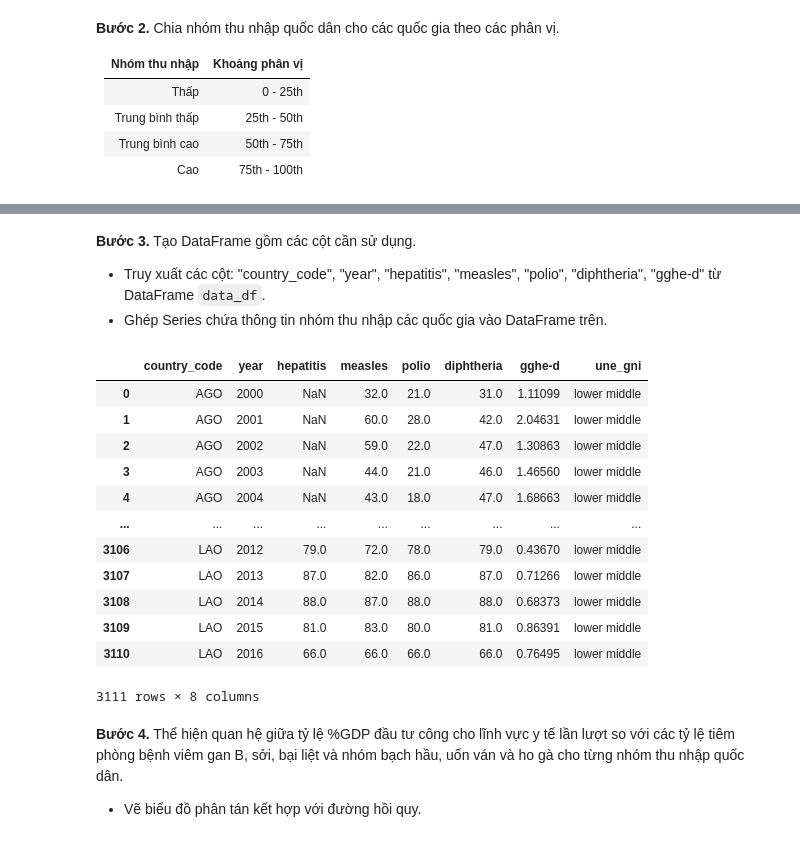
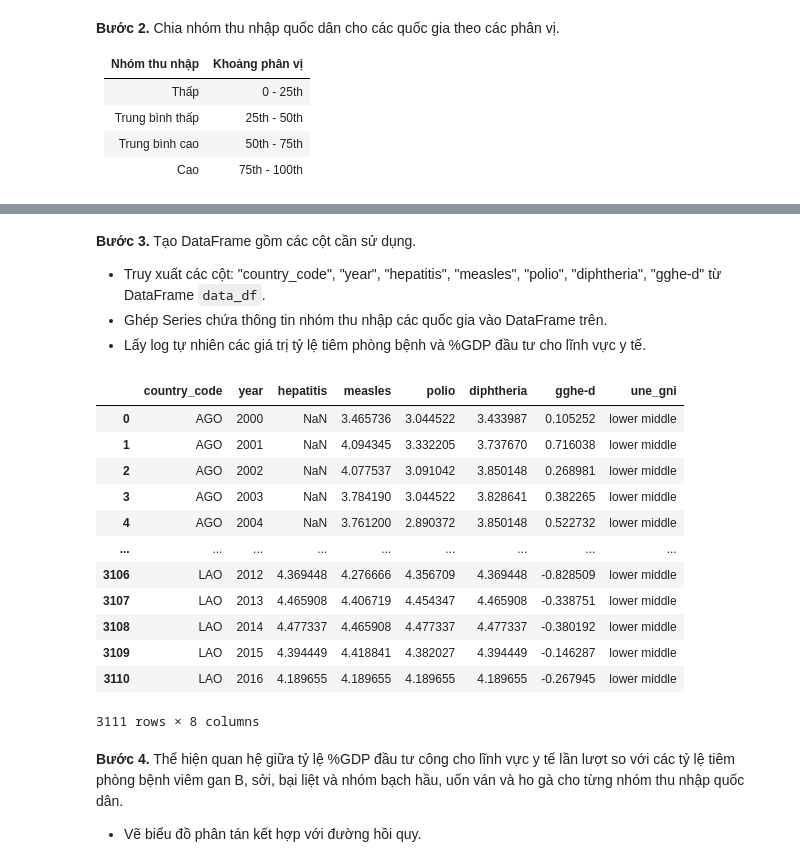
Before and after one commit to XQuyTran/Final_Project_LTKHDL, a Jupyter notebook: final-project.ipynb, the cells around one changed output, grey strips where cells are left out. Drawn from its saved outputs; the diff is of its cells as text; code cells hidden in the pictures.

```diff
--- a/final-project.ipynb
+++ b/final-project.ipynb
@@ -37,7 +36,7 @@ pd.set_option("display.max_columns", None)
 ---
 # 3. Khám phá dữ liệu
 # %%
-data_df = pd.read_csv('who_life_exp.csv')
+data_df = pd.read_csv('Data/who_life_exp.csv')
 data_df
 # %% [output]
 |  | country | country_code | region | year | life_expect | life_exp60 | adult_mortality | infant_mort | ... |
@@ -390,23 +389,25 @@ Categories (4, object): ['low' < 'lower middle' < 'upper middle' < 'high']
 **Bước 3.** Tạo DataFrame gồm các cột cần sử dụng.
 - Truy xuất các cột: "country_code", "year", "hepatitis", "measles", "polio", "diphtheria", "gghe-d" từ DataFrame `data_df`.
 - Ghép Series chứa thông tin nhóm thu nhập các quốc gia vào DataFrame trên.
+- Lấy log tự nhiên các giá trị tỷ lệ tiêm phòng bệnh và %GDP đầu tư cho lĩnh vực y tế.
 # %%
 immunization_gghe_df = data_df.iloc[:, [1, 3] + list(range(13, 17)) + [21]]
 immunization_gghe_df = immunization_gghe_df.join(gni_groups, 'country_code')
+immunization_gghe_df.iloc[:, 2:-1] = immunization_gghe_df.iloc[:, 2:-1].transform(np.log)
 immunization_gghe_df
 # %% [output]
 |  | country_code | year | hepatitis | measles | polio | diphtheria | gghe-d | une_gni |
-| 0 | AGO | 2000 | NaN | 32.0 | 21.0 | 31.0 | 1.11099 | lower middle |
-| 1 | AGO | 2001 | NaN | 60.0 | 28.0 | 42.0 | 2.04631 | lower middle |
-| 2 | AGO | 2002 | NaN | 59.0 | 22.0 | 47.0 | 1.30863 | lower middle |
-| 3 | AGO | 2003 | NaN | 44.0 | 21.0 | 46.0 | 1.46560 | lower middle |
-| 4 | AGO | 2004 | NaN | 43.0 | 18.0 | 47.0 | 1.68663 | lower middle |
+| 0 | AGO | 2000 | NaN | 3.465736 | 3.044522 | 3.433987 | 0.105252 | lower middle |
+| 1 | AGO | 2001 | NaN | 4.094345 | 3.332205 | 3.737670 | 0.716038 | lower middle |
+| 2 | AGO | 2002 | NaN | 4.077537 | 3.091042 | 3.850148 | 0.268981 | lower middle |
+| 3 | AGO | 2003 | NaN | 3.784190 | 3.044522 | 3.828641 | 0.382265 | lower middle |
+| 4 | AGO | 2004 | NaN | 3.761200 | 2.890372 | 3.850148 | 0.522732 | lower middle |
 | ... | ... | ... | ... | ... | ... | ... | ... | ... |
-| 3106 | LAO | 2012 | 79.0 | 72.0 | 78.0 | 79.0 | 0.43670 | lower middle |
-| 3107 | LAO | 2013 | 87.0 | 82.0 | 86.0 | 87.0 | 0.71266 | lower middle |
-| 3108 | LAO | 2014 | 88.0 | 87.0 | 88.0 | 88.0 | 0.68373 | lower middle |
-| 3109 | LAO | 2015 | 81.0 | 83.0 | 80.0 | 81.0 | 0.86391 | lower middle |
-| 3110 | LAO | 2016 | 66.0 | 66.0 | 66.0 | 66.0 | 0.76495 | lower middle |
+| 3106 | LAO | 2012 | 4.369448 | 4.276666 | 4.356709 | 4.369448 | -0.828509 | lower middle |
+| 3107 | LAO | 2013 | 4.465908 | 4.406719 | 4.454347 | 4.465908 | -0.338751 | lower middle |
+| 3108 | LAO | 2014 | 4.477337 | 4.465908 | 4.477337 | 4.477337 | -0.380192 | lower middle |
+| 3109 | LAO | 2015 | 4.394449 | 4.418841 | 4.382027 | 4.394449 | -0.146287 | lower middle |
+| 3110 | LAO | 2016 | 4.189655 | 4.189655 | 4.189655 | 4.189655 | -0.267945 | lower middle |
 3111 rows × 8 columns
 # %%
 immunization_cols = immunization_gghe_df.columns[2:6]
```
Also changed, not shown: parts of 21 cells of this notebook.
